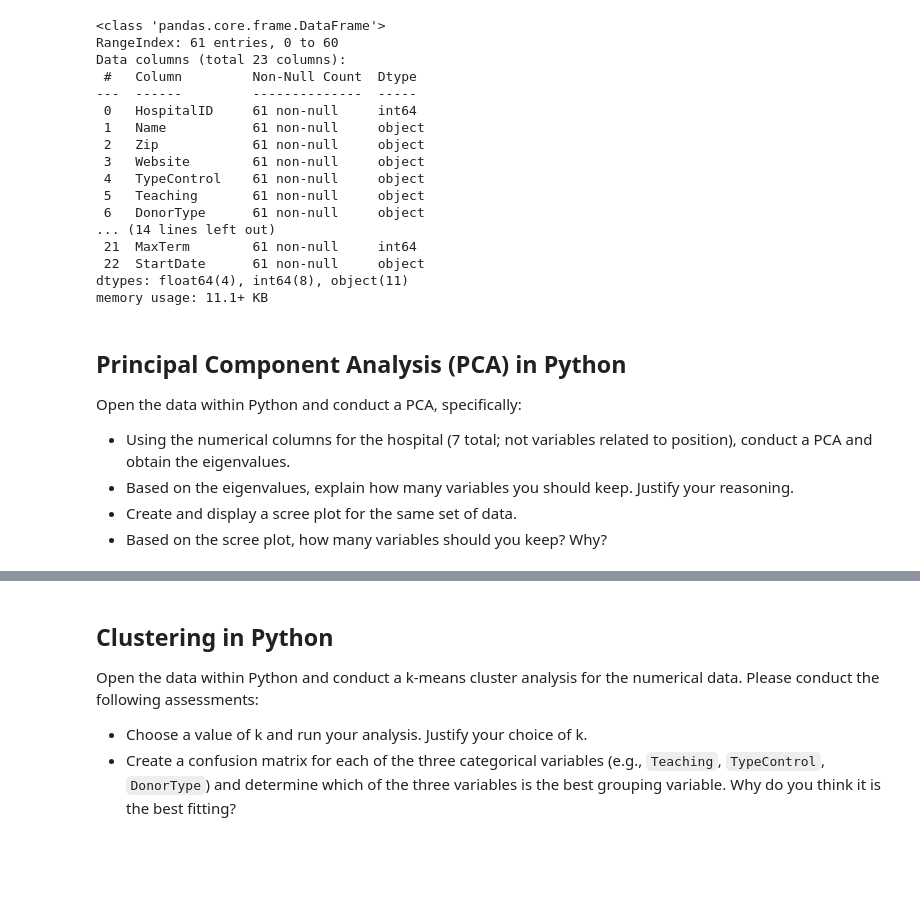
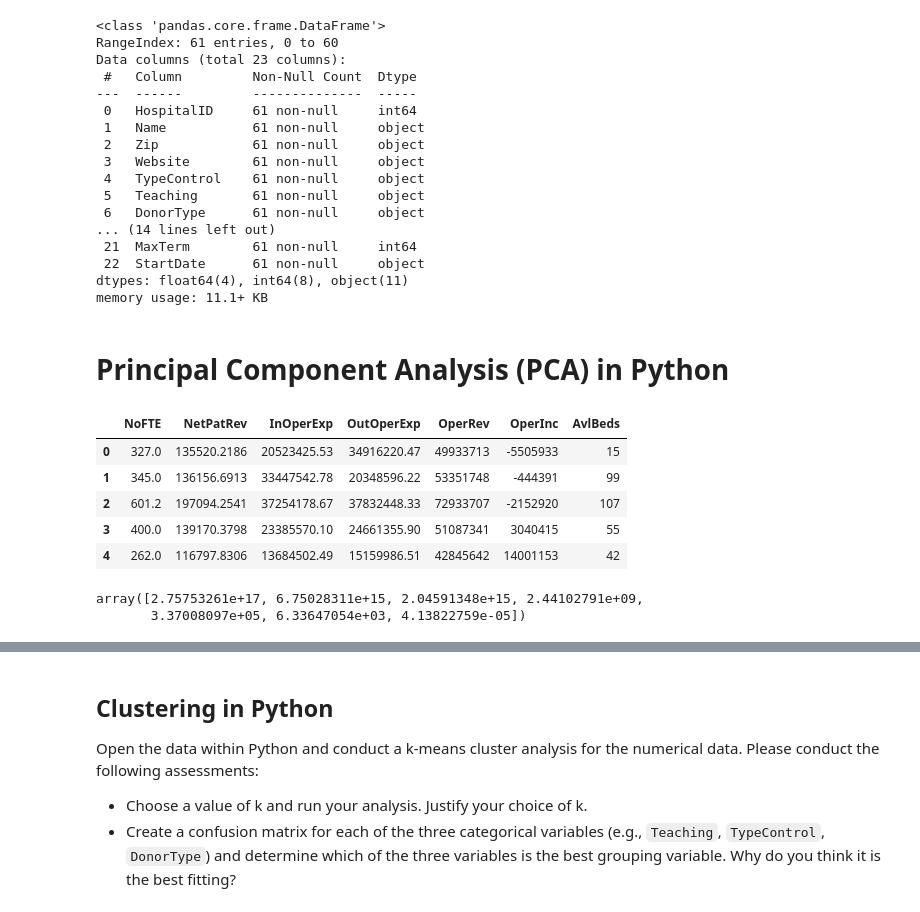
Before and after one commit to TheUltimateFishstick/week10labs, a Jupyter notebook: 10_Instructor_Lab_Morgan.ipynb, the cells around one changed output, grey strips where cells are left out. Drawn from its saved outputs; the diff is of its cells as text; code cells hidden in the pictures; blank space fills up the shorter version.

```diff
--- a/10_Instructor_Lab_Morgan.ipynb
+++ b/10_Instructor_Lab_Morgan.ipynb
@@ -68,11 +68,17 @@ Data columns (total 23 columns):
 dtypes: float64(4), int64(8), object(11)
 memory usage: 11.1+ KB
 # %% [markdown]
-## Principal Component Analysis (PCA) in Python
-
-Open the data within Python and conduct a PCA, specifically:
-
-* Using the numerical columns for the hospital (7 total; not variables related to position), conduct a PCA and obtain the eigenvalues.
-* Based on the eigenvalues, explain how many variables you should keep. Justify your reasoning.
-* Create and display a scree plot for the same set of data.
-* Based on the scree plot, how many variables should you keep? Why?
+# Principal Component Analysis (PCA) in Python
+# %%
+# Create new df of numerical columns and inspect
+Cali_Hospital_numerical_df = (Cali_Hospital_df
+ .filter(["NoFTE", "NetPatRev", "InOperExp", "OutOperExp", "OperRev", "OperInc", "AvlBeds"])
+)
+Cali_Hospital_numerical_df.head()
+# %% [output]
+|  | NoFTE | NetPatRev | InOperExp | OutOperExp | OperRev | OperInc | AvlBeds |
+| 0 | 327.0 | 135520.2186 | 20523425.53 | 34916220.47 | 49933713 | -5505933 | 15 |
+| 1 | 345.0 | 136156.6913 | 33447542.78 | 20348596.22 | 53351748 | -444391 | 99 |
+| 2 | 601.2 | 197094.2541 | 37254178.67 | 37832448.33 | 72933707 | -2152920 | 107 |
+| 3 | 400.0 | 139170.3798 | 23385570.10 | 24661355.90 | 51087341 | 3040415 | 55 |
+| 4 | 262.0 | 116797.8306 | 13684502.49 | 15159986.51 | 42845642 | 14001153 | 42 |
@@ -78,0 +88,6 @@ Open the data within Python and conduct a PCA, specifically:
+# %%
+# Obtain eigenvalues
+Cali_Hospital_pca_result.explained_variance_
+# %% [output]
+array([2.75753261e+17, 6.75028311e+15, 2.04591348e+15, 2.44102791e+09,
+       3.37008097e+05, 6.33647054e+03, 4.13822759e-05])
```
Also changed, not shown: parts of 9 cells of this notebook, 1 other file.
